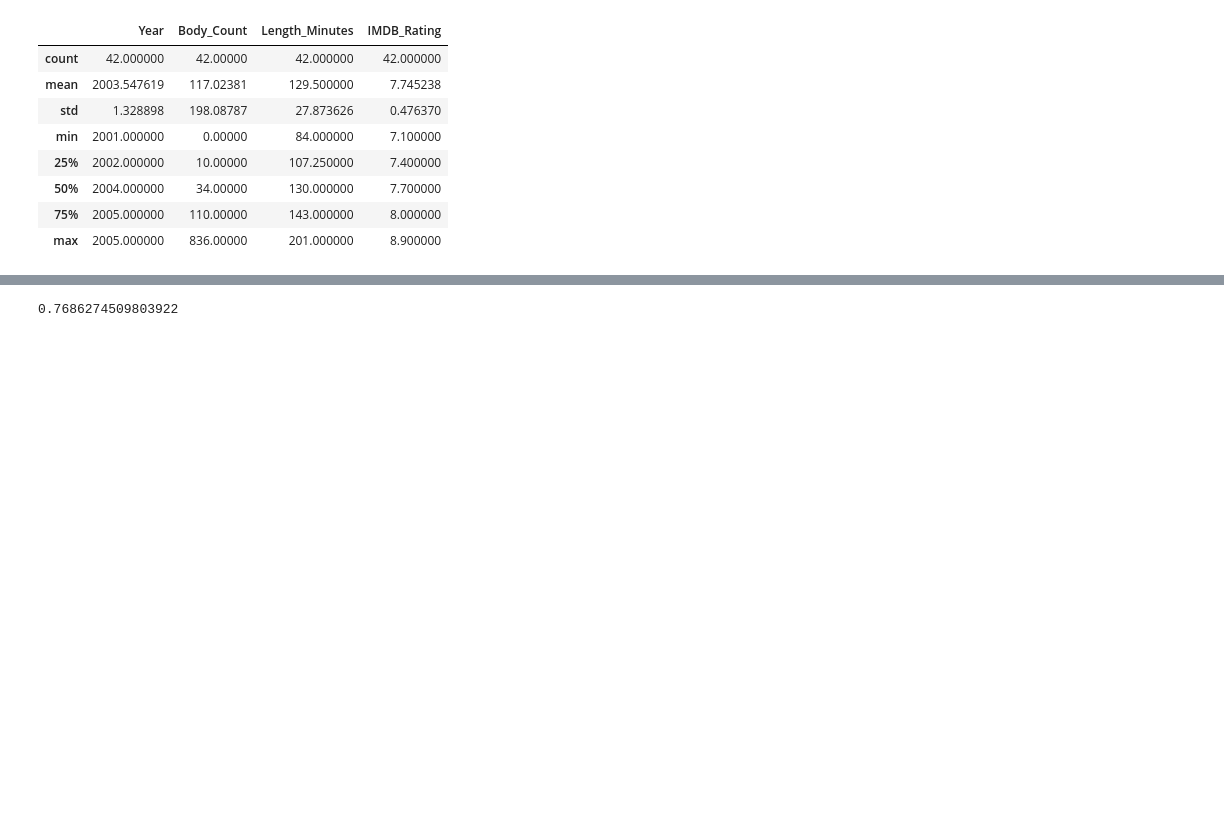
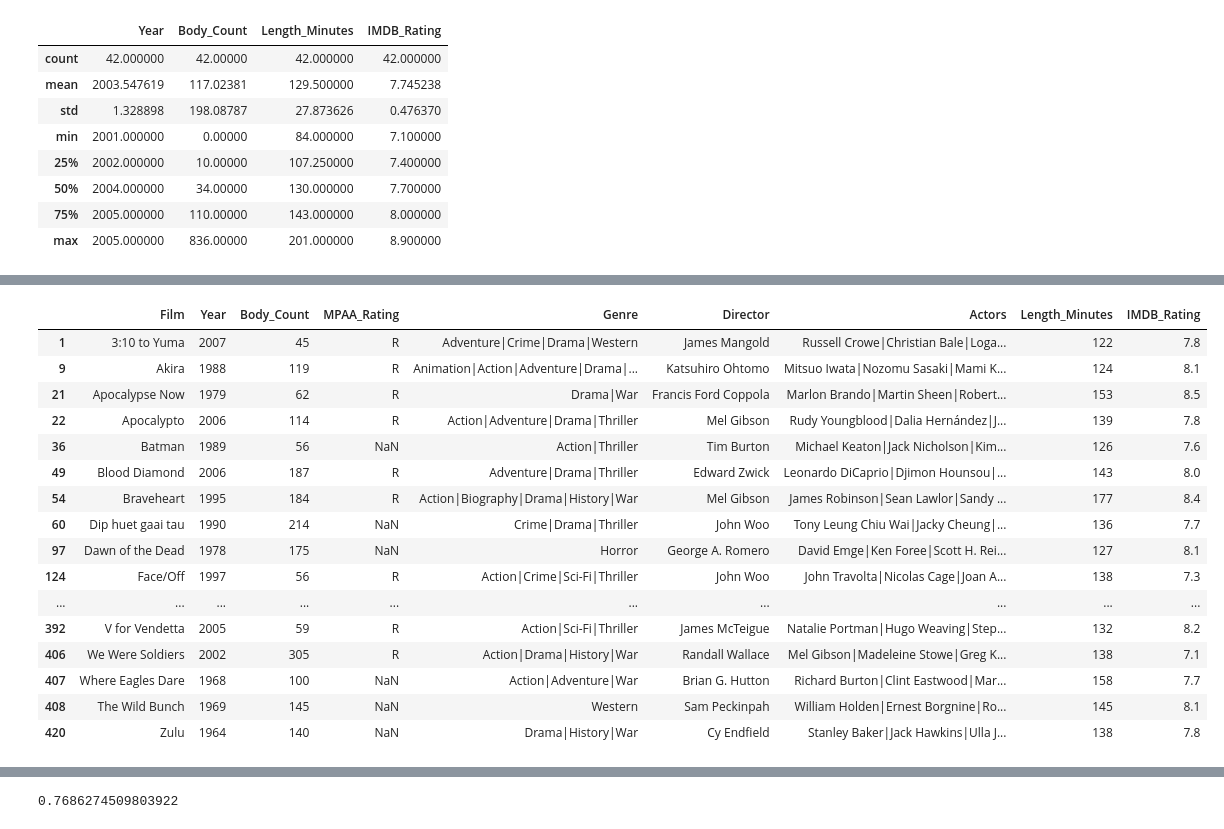
Before and after one commit to gucci-j/MLAI, a Jupyter notebook: Lab 1 - Probability and Introduction to Jupyter Notebooks.ipynb, the cells around one changed output, grey strips where cells are left out. Drawn from its saved outputs; the diff is of its cells as text; code cells hidden in the pictures; blank space fills up the shorter version.

```diff
--- a/Lab 1 - Probability and Introduction to Jupyter Notebooks.ipynb
+++ b/Lab 1 - Probability and Introduction to Jupyter Notebooks.ipynb
@@ -115,0 +183,22 @@ rating_list.describe()
+# %%
+pb_list = pa_list[pa_list['IMDB_Rating'] > 7]
+
+pb_list
+# %% [output]
+|  | Film | Year | Body_Count | MPAA_Rating | Genre | Director | Actors | Length_Minutes | IMDB_Rating |
+| 1 | 3:10 to Yuma | 2007 | 45 | R | Adventure|Crime|Drama|Western | James Mangold | Russell Crowe|Christian Bale|Loga... | 122 | 7.8 |
+| 9 | Akira | 1988 | 119 | R | Animation|Action|Adventure|Drama|... | Katsuhiro Ohtomo | Mitsuo Iwata|Nozomu Sasaki|Mami K... | 124 | 8.1 |
+| 21 | Apocalypse Now | 1979 | 62 | R | Drama|War | Francis Ford Coppola | Marlon Brando|Martin Sheen|Robert... | 153 | 8.5 |
+| 22 | Apocalypto | 2006 | 114 | R | Action|Adventure|Drama|Thriller | Mel Gibson | Rudy Youngblood|Dalia Hernández|J... | 139 | 7.8 |
+| 36 | Batman | 1989 | 56 | NaN | Action|Thriller | Tim Burton | Michael Keaton|Jack Nicholson|Kim... | 126 | 7.6 |
+| 49 | Blood Diamond | 2006 | 187 | R | Adventure|Drama|Thriller | Edward Zwick | Leonardo DiCaprio|Djimon Hounsou|... | 143 | 8.0 |
+| 54 | Braveheart | 1995 | 184 | R | Action|Biography|Drama|History|War | Mel Gibson | James Robinson|Sean Lawlor|Sandy ... | 177 | 8.4 |
+| 60 | Dip huet gaai tau | 1990 | 214 | NaN | Crime|Drama|Thriller | John Woo | Tony Leung Chiu Wai|Jacky Cheung|... | 136 | 7.7 |
+| 97 | Dawn of the Dead | 1978 | 175 | NaN | Horror | George A. Romero | David Emge|Ken Foree|Scott H. Rei... | 127 | 8.1 |
+| 124 | Face/Off | 1997 | 56 | R | Action|Crime|Sci-Fi|Thriller | John Woo | John Travolta|Nicolas Cage|Joan A... | 138 | 7.3 |
+| ... | ... | ... | ... | ... | ... | ... | ... | ... | ... |
+| 392 | V for Vendetta | 2005 | 59 | R | Action|Sci-Fi|Thriller | James McTeigue | Natalie Portman|Hugo Weaving|Step... | 132 | 8.2 |
+| 406 | We Were Soldiers | 2002 | 305 | R | Action|Drama|History|War | Randall Wallace | Mel Gibson|Madeleine Stowe|Greg K... | 138 | 7.1 |
+| 407 | Where Eagles Dare | 1968 | 100 | NaN | Action|Adventure|War | Brian G. Hutton | Richard Burton|Clint Eastwood|Mar... | 158 | 7.7 |
+| 408 | The Wild Bunch | 1969 | 145 | NaN | Western | Sam Peckinpah | William Holden|Ernest Borgnine|Ro... | 145 | 8.1 |
+| 420 | Zulu | 1964 | 140 | NaN | Drama|History|War | Cy Endfield | Stanley Baker|Jack Hawkins|Ulla J... | 138 | 7.8 |
```
Also changed, not shown: parts of 7 cells of this notebook, 1 other file.
